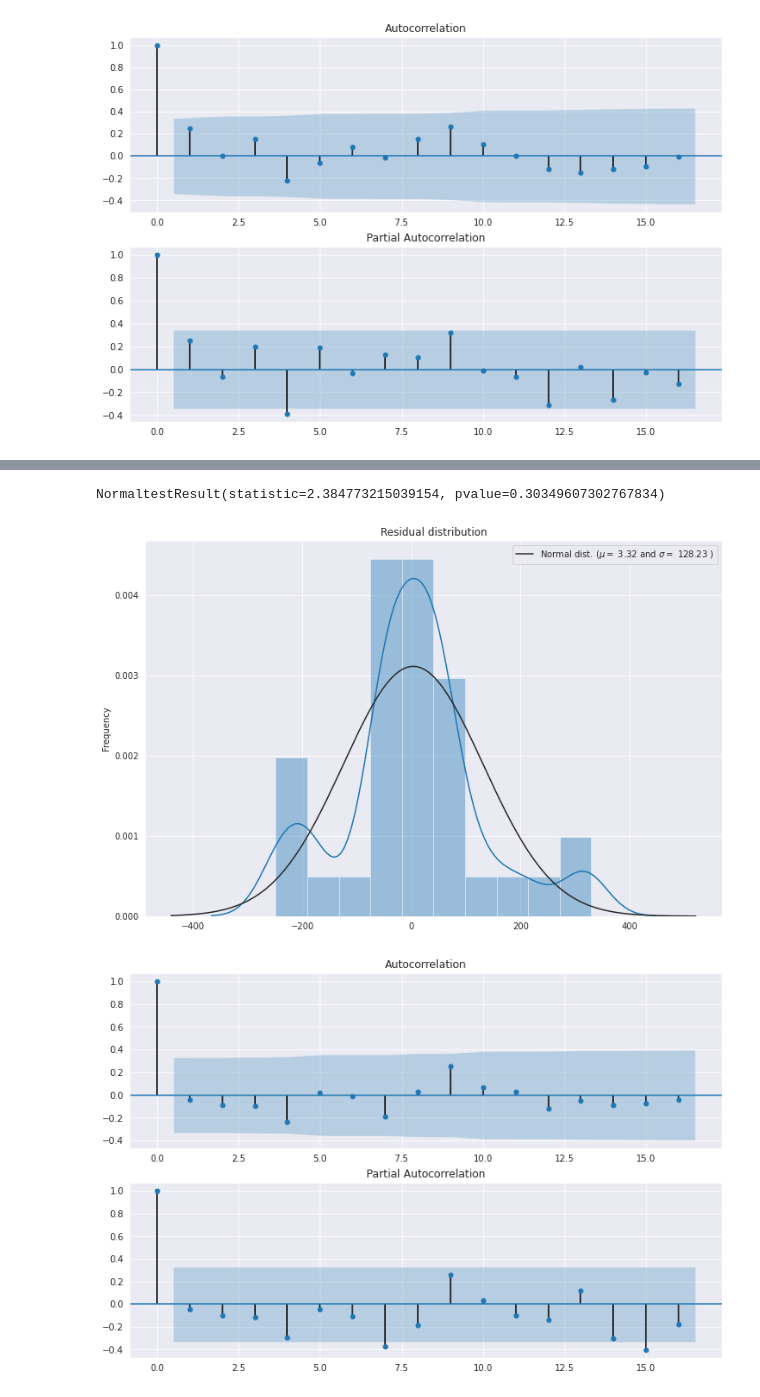
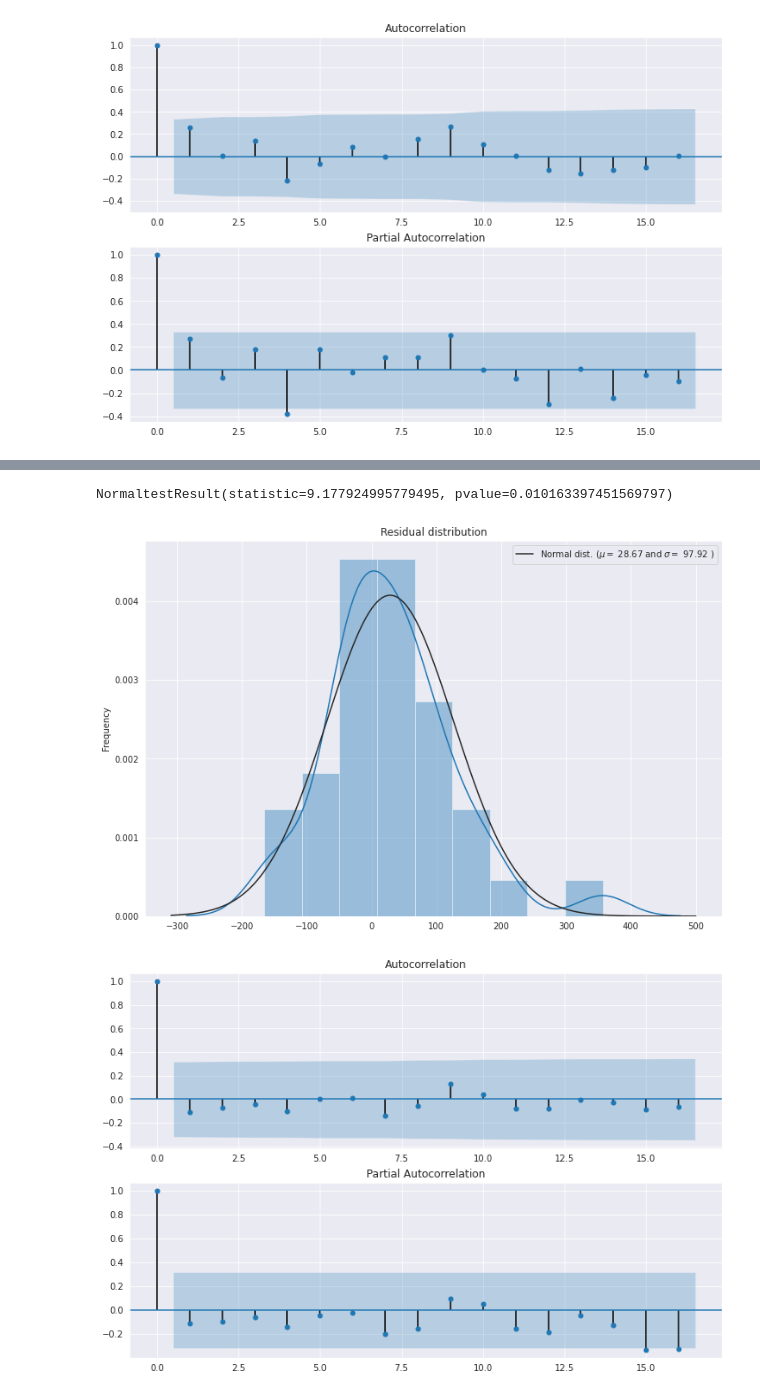
Before and after one commit to parthbhide/Time-Series-Forecasting-for-Covid-19, a Jupyter notebook: Updated_time series classification.ipynb, the cells around one changed output, grey strips where cells are left out. Cells and saved outputs as stored; diff of their text form; code cells hidden in the pictures.

```diff
--- a/Updated_time series classification.ipynb
+++ b/Updated_time series classification.ipynb
@@ -13,5 +15,11 @@ sns.set_style('darkgrid')
 # %%
+#importing dataset for API
+
 train = pd.read_csv('http://api.covid19india.org/states_daily_csv/confirmed.csv')
+
+#DF = DF[:-1]
+train = train[:-1]
+
 train['date'] = pd.to_datetime(train['date'], format="%d-%b-%y")
 
 train.head()
@@ -174,0 +187,12 @@ MA.1            1.0000           +0.0000j            1.0000            0.0000
+# %%
+# we can see a recurring correlation exists in both ACF and PACF hece we should choose SARIMAX model which also deals with seasonality
+
+#RULE : A model with no orders of differencing assumes that the original series is stationary (mean-reverting). A model with one order of differencing assumes that
+      #the original series has a constant average trend (e.g. a random walk or SES-type model, with or without growth). A model with two orders of total differencing assumes that
+      #the original series has a time-varying trend
+
+#Since our series has a contant average trend ( with growth ) we would take I = 1 and MA = 0 ( I-1 ).
+
+
+sarimax_mod = sm.tsa.statespace.SARIMAX(train_df.TT, trend='n', order=(14,1,0)).fit()
+print(sarimax_mod.summary())
@@ -175,33 +217,28 @@ MA.1            1.0000           +0.0000j            1.0000            0.0000
 # %%
-from scipy import stats
-from scipy.stats import normaltest
-
-resid = arima_mod6.resid
+resid = sarimax_mod.resid #gives residual degree of freedom (mu, sigma, pvalue ... )
 print(normaltest(resid))
-# returns a 2-tuple of the chi-squared statistic, and the associated p-value. the p-value is very small, meaning
-# the residual is not a normal distribution
 
 fig = plt.figure(figsize=(12,8))
 ax0 = fig.add_subplot(111)
 
 sns.distplot(resid ,fit = stats.norm, ax = ax0) # need to import scipy.stats
 
 # Get the fitted parameters used by the function
 (mu, sigma) = stats.norm.fit(resid)
 
 #Now plot the distribution using
 plt.legend(['Normal dist. ($\mu=$ {:.2f} and $\sigma=$ {:.2f} )'.format(mu, sigma)], loc='best')
 plt.ylabel('Frequency')
 plt.title('Residual distribution')
 
 
 # ACF and PACF
 fig = plt.figure(figsize=(12,8))
 ax1 = fig.add_subplot(211)
-fig = sm.graphics.tsa.plot_acf(arima_mod6.resid, ax=ax1)
+fig = sm.graphics.tsa.plot_acf(sarimax_mod.resid, ax=ax1)
 ax2 = fig.add_subplot(212)
-fig = sm.graphics.tsa.plot_pacf(arima_mod6.resid, ax=ax2)
+fig = sm.graphics.tsa.plot_pacf(sarimax_mod.resid, ax=ax2)
 # %% [output]
-NormaltestResult(statistic=2.384773215039154, pvalue=0.30349607302767834)
+NormaltestResult(statistic=9.177924995779495, pvalue=0.010163397451569797)
-[figure, old version]
+[figure, new version]
-[figure, old version]
+[figure, new version]
```
Also changed, not shown: parts of 26 cells of this notebook.
